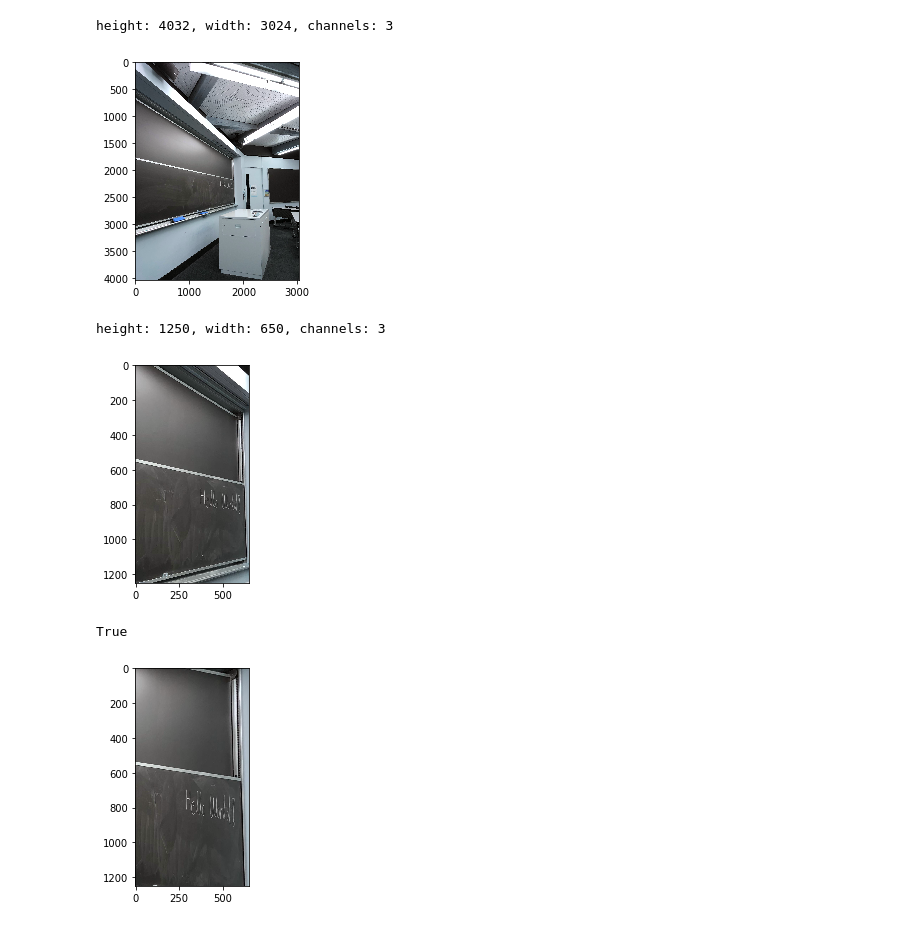
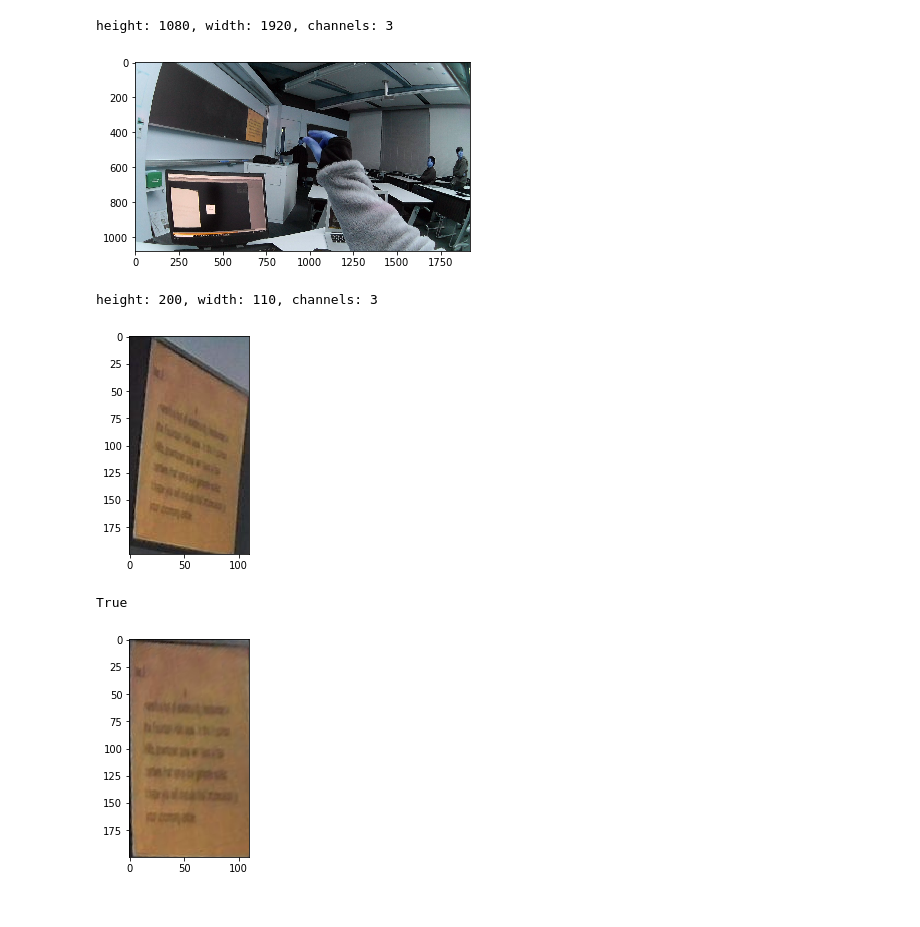
Before and after one commit to gonzaemon111/python-transformation, a Jupyter notebook: perspective2.ipynb, the cells around one changed output. Drawn from its saved outputs; the diff is of its cells as text; code cells hidden in the pictures.

```diff
--- a/perspective2.ipynb
+++ b/perspective2.ipynb
@@ -1,30 +1,31 @@
 # %%
 %matplotlib inline
 import cv2
 import matplotlib.pyplot as plt
 import numpy as np
 
-IMAGE_NAME = "./demo/1.jpg"
+IMAGE_NAME = "./data/20200120/origin.jpg"
 
 # ここに透視変換を記述
 
 # img = cv2.imread("./dev_images2/IMG_3207.jpg")
 # img = cv2.imread("./data/lena.jpg")
 # img = cv2.rotate(cv2.imread(IMAGE_NAME), cv2.ROTATE_90_COUNTERCLOCKWISE)
 img = cv2.imread(IMAGE_NAME)
 plt.imshow(img)
 
 # 1. 画像の縦と横の長さを確認
 height, width, channels = img.shape[:3]
 print("height: %d, width: %d, channels: %d " % (height, width, channels)) # data/lenaの場合、height: 168, width: 300, channels: 3
 # %% [output]
-height: 4032, width: 3024, channels: 3
+height: 1080, width: 1920, channels: 3
-[figure, old version]
+[figure, new version]
 # %%
 # 2. 画像内のスライドの４つ角の位置を見つける
 # サンプル1の切り出し、保存
 # img[top : bottom, left : right]
-resize_img = img[1500 : 2750, 1200: 1850]
+# resize_img = img[390 : 750, 1050: 1250]
+resize_img = img[260 : 460, 630: 740]
 plt.imshow(resize_img)
 
 # cv2.imwrite('./dev_images2/IMG_3207_resize.jpg', img1)
@@ -32,17 +33,16 @@ resize_height, resize_width, resize_channels = resize_img.shape[:3]
 
 print("height: %d, width: %d, channels: %d " % (resize_height, resize_width, resize_channels))
 # %% [output]
-height: 1250, width: 650, channels: 3
+height: 200, width: 110, channels: 3
-[figure, old version]
+[figure, new version]
 # %%
 # 3. そこに合わせて透視変換を行う
 
 # list = np.float32(左上,左下, 右下, 右上)
 # listの元々の座標から目的の座標のどちらも必要
 # 今回の場合は、元々の目標が画像サイズいっぱいなので、目的の設定は簡単
-
 #
-list_srcs = np.float32([[0,0], [0,resize_height], [resize_width, resize_height-200], [resize_width, 300]])
+list_srcs = np.float32([[20,0], [0,resize_height-15], [resize_width-20, resize_height], [resize_width,50]])
 # 目的値
 list_dsts = np.float32([[0,0], [0,resize_height], [resize_width, resize_height], [resize_width, 0]])
 
@@ -52,7 +52,7 @@ dst_image = cv2.warpPerspective(resize_img, perspective_matrix, (resize_width, r
 
 plt.imshow(dst_image)
 
-cv2.imwrite('./demo/1_dst.jpg', dst_image)
+cv2.imwrite('./data/20200120/origin_dst.jpg', dst_image)
 # %% [output]
 True
-[figure, old version]
+[figure, new version]
```
Also changed, not shown: parts of 1 cell of this notebook, 31 other files.
